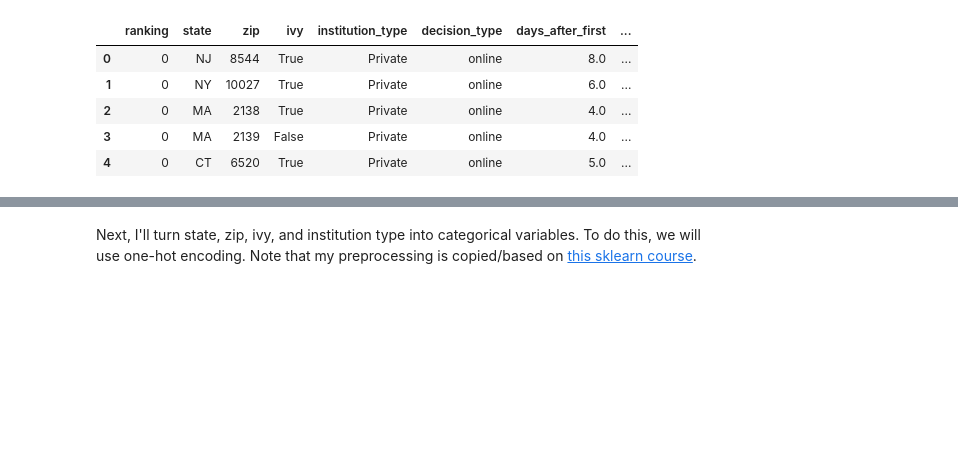
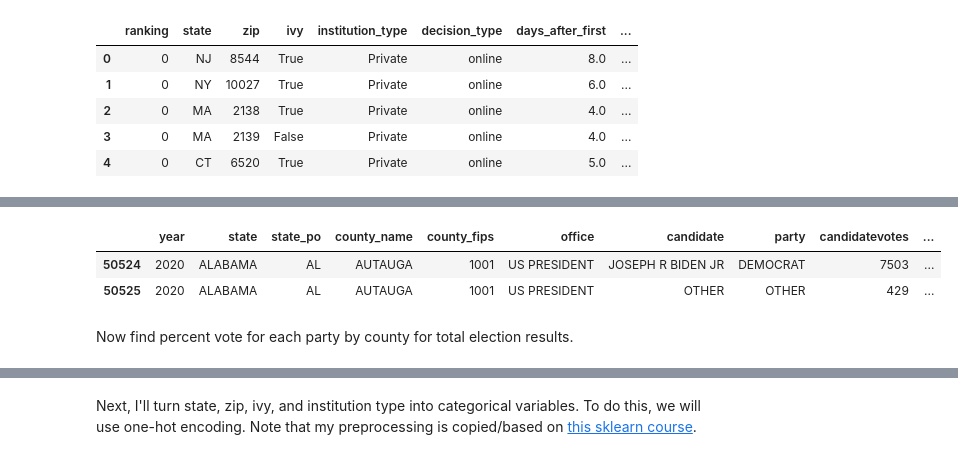
Before and after one commit to ncrispino/covid_university_dates, a Jupyter notebook: Analyzing Covid Decision Dates.ipynb, the cells around one changed output, grey strips where cells are left out. Drawn from its saved outputs; the diff is of its cells as text; code cells hidden in the pictures; blank space fills up the shorter version.

```diff
--- a/Analyzing Covid Decision Dates.ipynb
+++ b/Analyzing Covid Decision Dates.ipynb
@@ -300,0 +320,2 @@ covid_dates_cleaned.head()
+# %%
+county_pres = county_pres.query("year == 2020")
@@ -300,0 +330,11 @@ covid_dates_cleaned.head()
+# %%
+county_pres = county_pres.dropna(subset=['county_fips'])
+county_pres['county_fips'] = county_pres['county_fips'].astype(int, copy=False)
+# %%
+county_pres.head(2)
+# %% [output]
+|  | year | state | state_po | county_name | county_fips | office | candidate | party | candidatevotes | ... |
+| 50524 | 2020 | ALABAMA | AL | AUTAUGA | 1001 | US PRESIDENT | JOSEPH R BIDEN JR | DEMOCRAT | 7503 | ... |
+| 50525 | 2020 | ALABAMA | AL | AUTAUGA | 1001 | US PRESIDENT | OTHER | OTHER | 429 | ... |
+# %% [markdown]
+Now find percent vote for each party by county for total election results.
```
Also changed, not shown: parts of 23 cells of this notebook.
